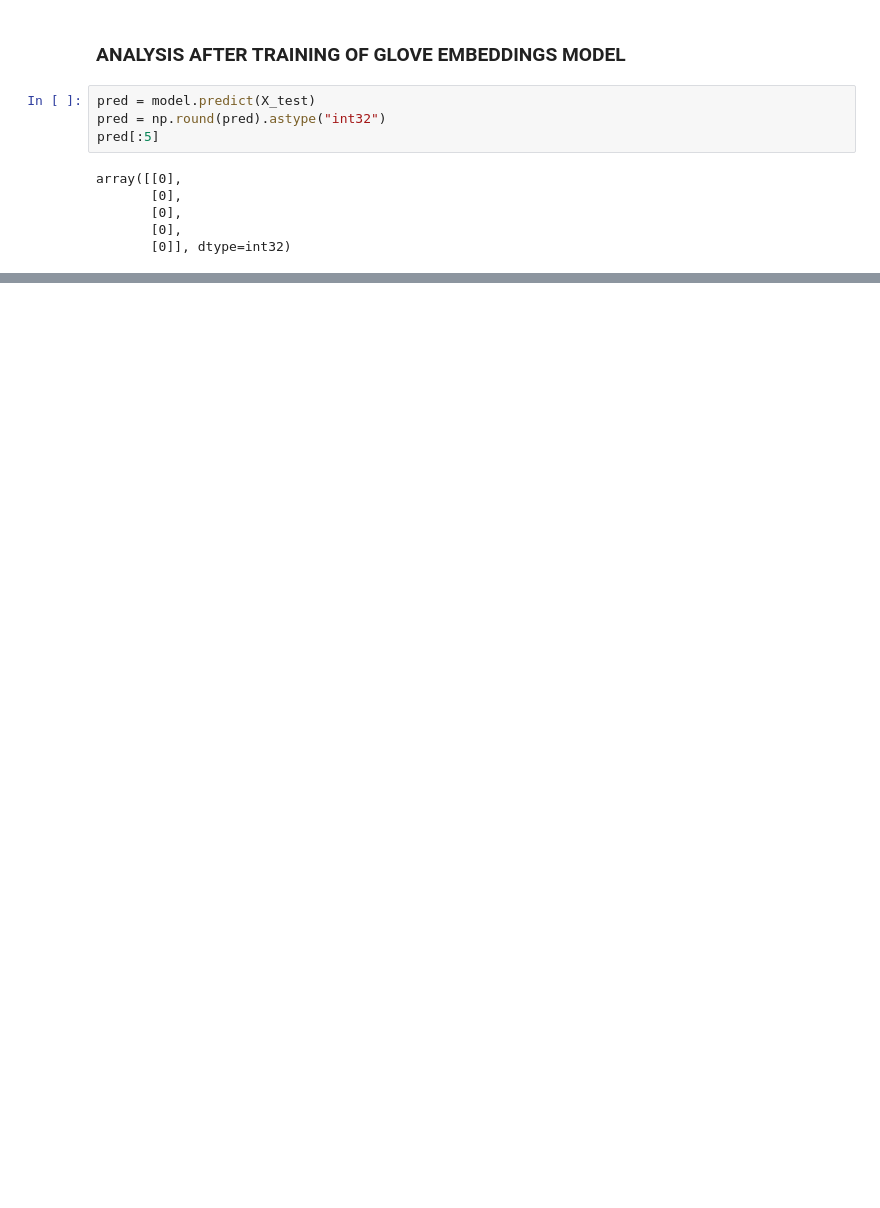
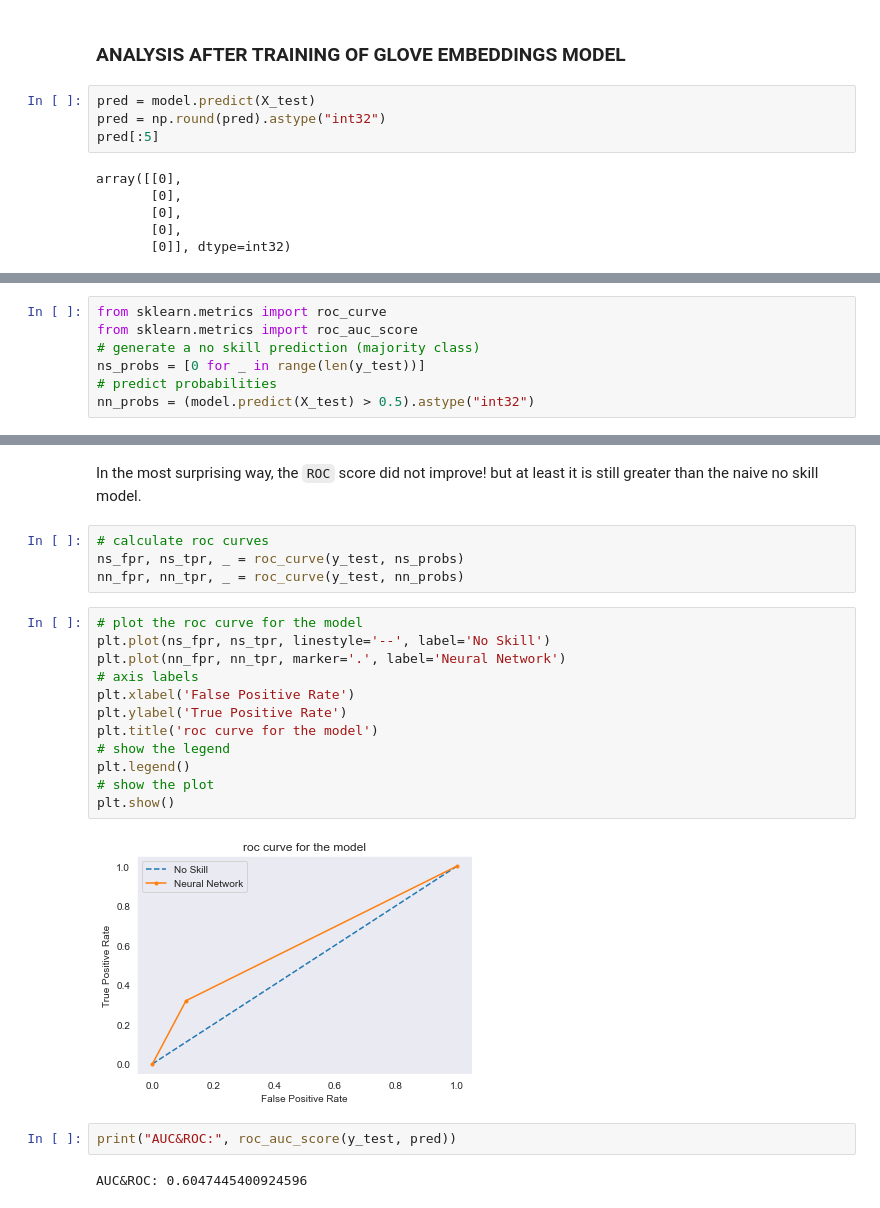
Before and after one commit to Kazage/Capstone_3_project, a Jupyter notebook: Utuje_Capstone_3.ipynb, the cells around one changed output, grey strips where cells are left out. Drawn from its saved outputs; the diff is of its cells as text; blank space fills up the shorter version.

```diff
--- a/Utuje_Capstone_3.ipynb
+++ b/Utuje_Capstone_3.ipynb
@@ -483,0 +693,7 @@ sns.heatmap(cm,cmap= "Blues", linecolor = 'black' , linewidth = 1 , annot = True
+# %%
+from sklearn.metrics import roc_curve
+from sklearn.metrics import roc_auc_score
+# generate a no skill prediction (majority class)
+ns_probs = [0 for _ in range(len(y_test))]
+# predict probabilities
+nn_probs = (model.predict(X_test) > 0.5).astype("int32")
@@ -483,0 +711,24 @@ sns.heatmap(cm,cmap= "Blues", linecolor = 'black' , linewidth = 1 , annot = True
+# %% [markdown]
+In the most surprising way, the `ROC` score did not improve! but at least it is still greater than the naive no skill model.
+# %%
+# calculate roc curves
+ns_fpr, ns_tpr, _ = roc_curve(y_test, ns_probs)
+nn_fpr, nn_tpr, _ = roc_curve(y_test, nn_probs)
+# %%
+# plot the roc curve for the model
+plt.plot(ns_fpr, ns_tpr, linestyle='--', label='No Skill')
+plt.plot(nn_fpr, nn_tpr, marker='.', label='Neural Network')
+# axis labels
+plt.xlabel('False Positive Rate')
+plt.ylabel('True Positive Rate')
+plt.title('roc curve for the model')
+# show the legend
+plt.legend()
+# show the plot
+plt.show()
+# %% [output]
+[figure, added]
+# %%
+print("AUC&ROC:", roc_auc_score(y_test, pred))
+# %% [output]
+AUC&ROC: 0.6047445400924596
```
Also changed, not shown: parts of 65 cells of this notebook.
